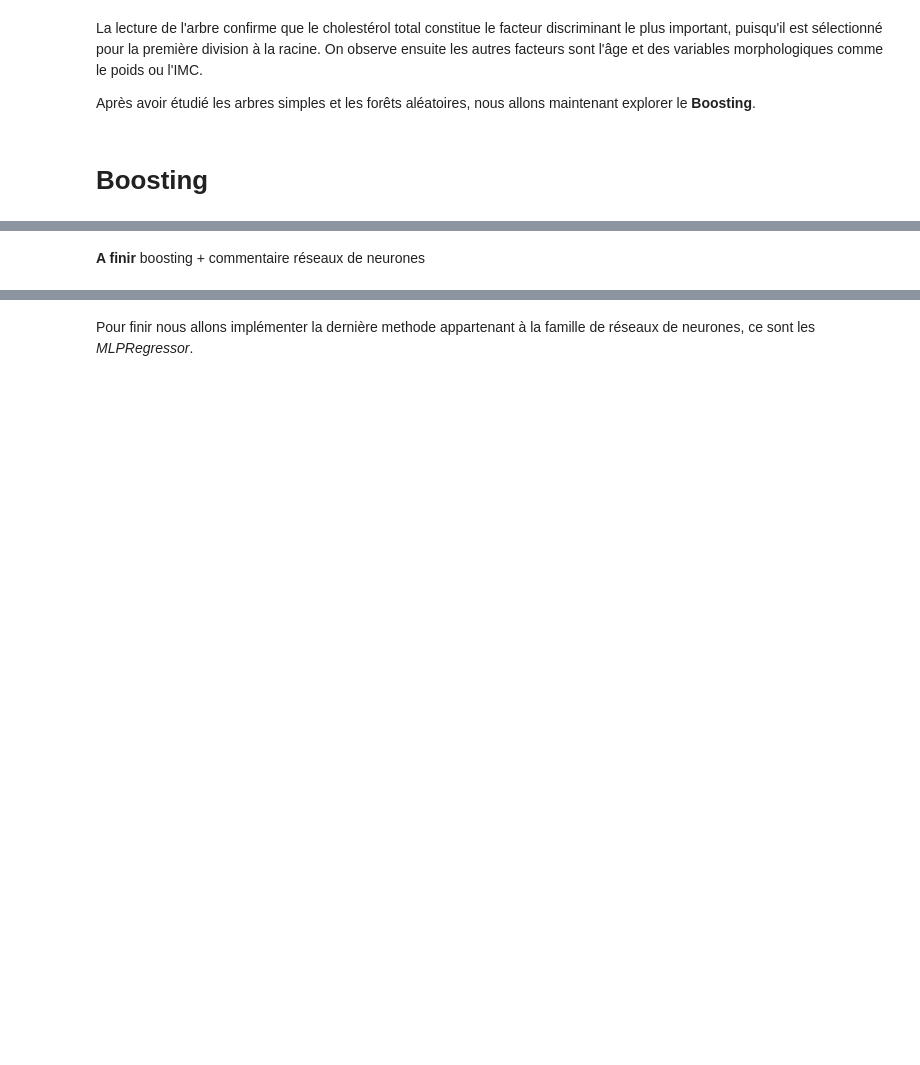
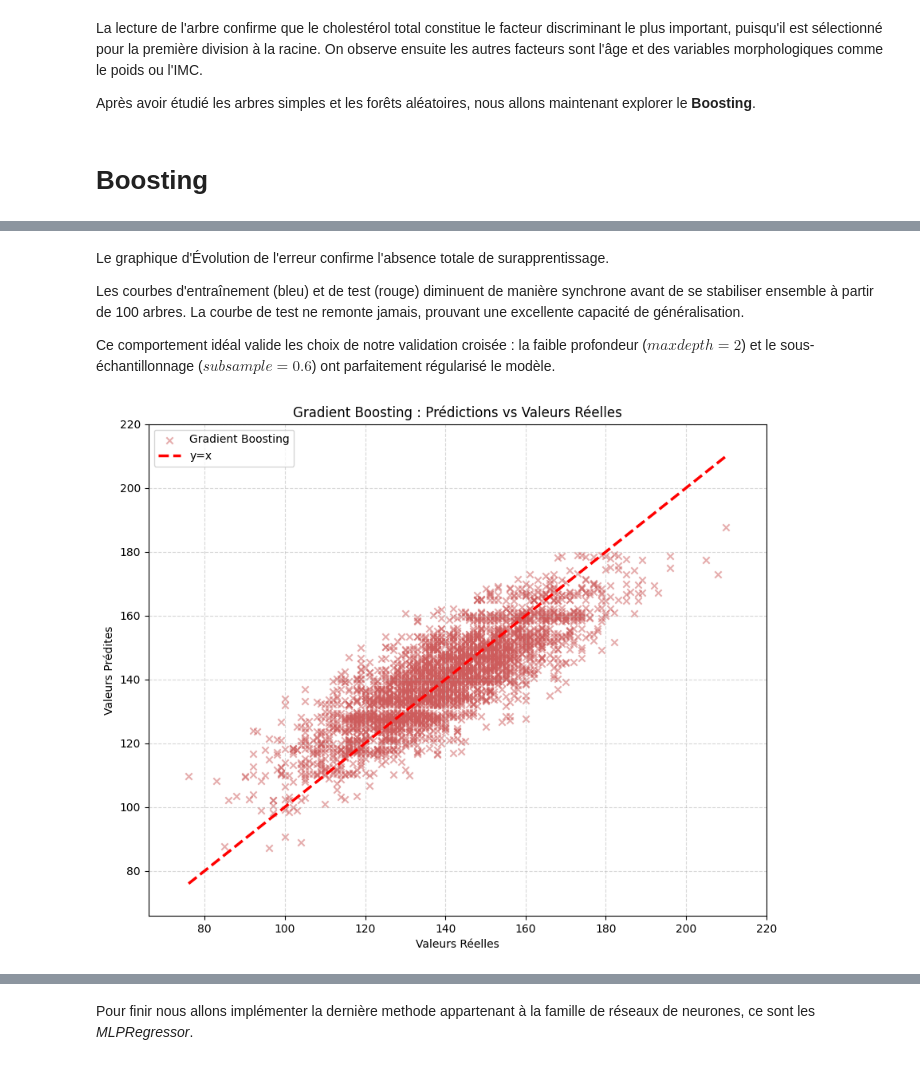
Before and after one commit to Eliott67/Projet_ML, a Jupyter notebook: notebook_Python_final.ipynb, the cells around one changed output, grey strips where cells are left out. Drawn from its saved outputs; the diff is of its cells as text; code cells hidden in the pictures; blank space fills up the shorter version.

```diff
--- a/notebook_Python_final.ipynb
+++ b/notebook_Python_final.ipynb
@@ -543,2 +597,35 @@ plt.show()
 # %% [markdown]
-**A finir** boosting + commentaire réseaux de neurones
+Le graphique d'Évolution de l'erreur confirme l'absence totale de surapprentissage.
+
+Les courbes d'entraînement (bleu) et de test (rouge) diminuent de manière synchrone avant de se stabiliser ensemble à partir de 100 arbres. La courbe de test ne remonte jamais, prouvant une excellente capacité de généralisation.
+
+Ce comportement idéal valide les choix de notre validation croisée : la faible profondeur ($maxdepth=2$) et le sous-échantillonnage ($subsample=0.6$) ont parfaitement régularisé le modèle.
+# %%
+
+predict_boost = boost_opt.predict(X_test)
+
+# 2. Configuration et tracé du graphique
+plt.figure(figsize=(10, 8))
+
+# Nuage de points (on utilise une couleur brique/marron pour changer de la RF)
+plt.scatter(Y_test, predict_boost, color='indianred', alpha=0.5, marker='x', label=f"Gradient Boosting")
+
+# Ligne idéale y = x
+max_val = max(max(Y_test), max(predict_boost))
+min_val = min(min(Y_test), min(predict_boost))
+plt.plot([min_val, max_val], [min_val, max_val], color='red', linestyle='--', linewidth=2.5, label='y=x')
+
+# Habillage du graphique
+plt.xlabel('Valeurs Réelles')
+plt.ylabel('Valeurs Prédites')
+plt.title('Gradient Boosting : Prédictions vs Valeurs Réelles')
+plt.grid(True, linestyle='--', alpha=0.5)
+plt.legend(loc='upper left')
+
+# Ajustement des axes pour qu'ils soient lisibles
+plt.xlim(min_val - 10, max_val + 10)
+plt.ylim(min_val - 10, max_val + 10)
+
+plt.show()
+# %% [output]
+[figure, added]
```
Also changed, not shown: parts of 18 cells of this notebook.
